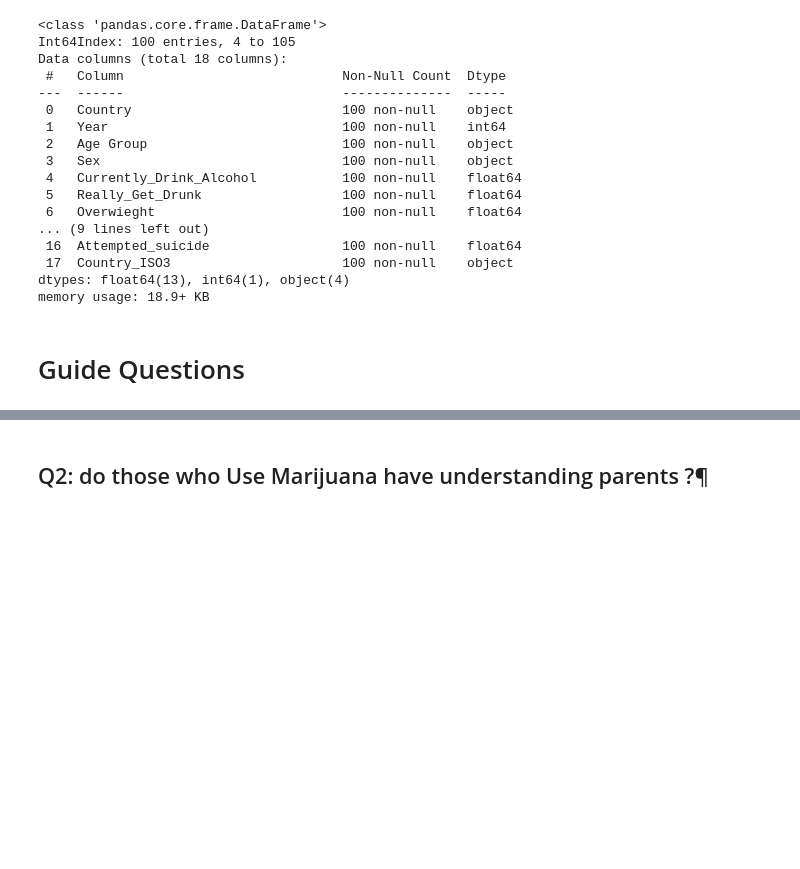
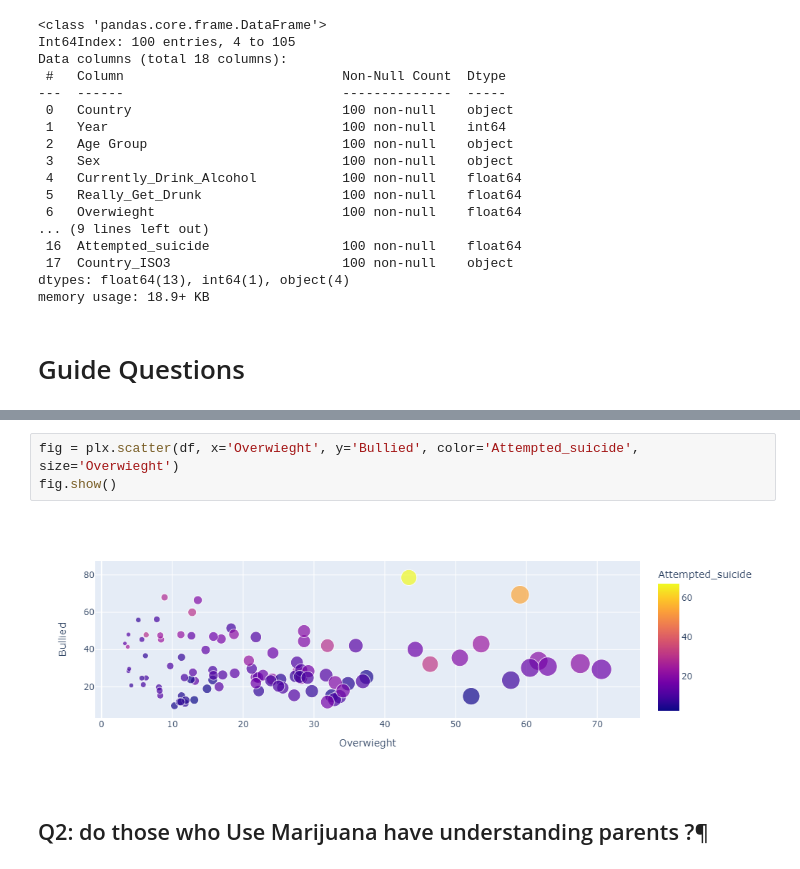
Before and after one commit to mart-anthony-stark/Machine-Learning-and-Deep-Learning, a Jupyter notebook: Suicidal Behaviours Among Adolescents/pooled_data_analysis.ipynb, the cells around one changed output, grey strips where cells are left out. Drawn from its saved outputs; the diff is of its cells as text; blank space fills up the shorter version.

```diff
--- a/Suicidal Behaviours Among Adolescents/pooled_data_analysis.ipynb
+++ b/Suicidal Behaviours Among Adolescents/pooled_data_analysis.ipynb
@@ -233,3 +255,8 @@ memory usage: 18.9+ KB
+# %%
+fig = plx.scatter(df, x='Overwieght', y='Bullied', color='Attempted_suicide', size='Overwieght')
+fig.show()
+# %% [output]
+[figure, added]
 # %% [markdown]
 ## Q2: do those who Use Marijuana have understanding parents ?¶
 # %% [markdown]
```
Also changed, not shown: parts of 4 cells of this notebook.
